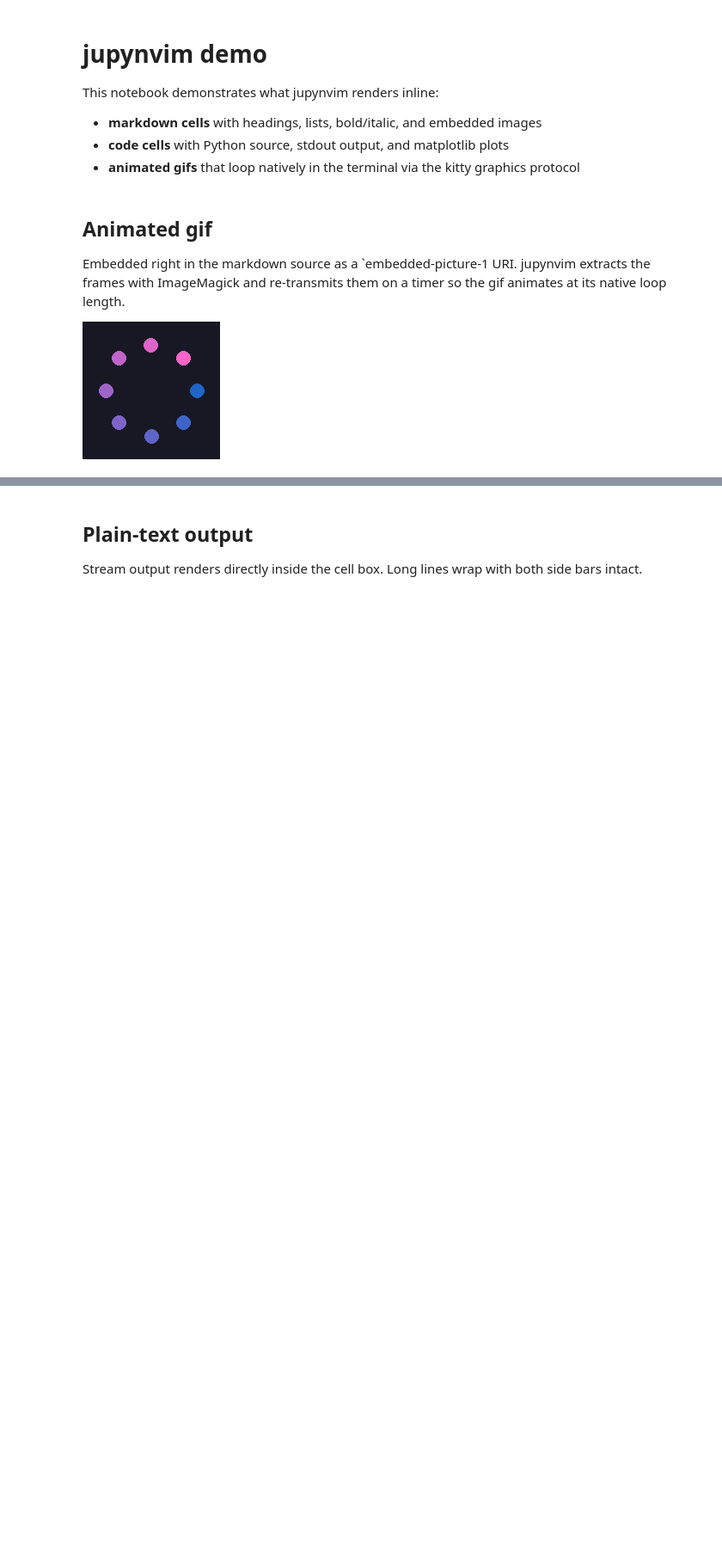
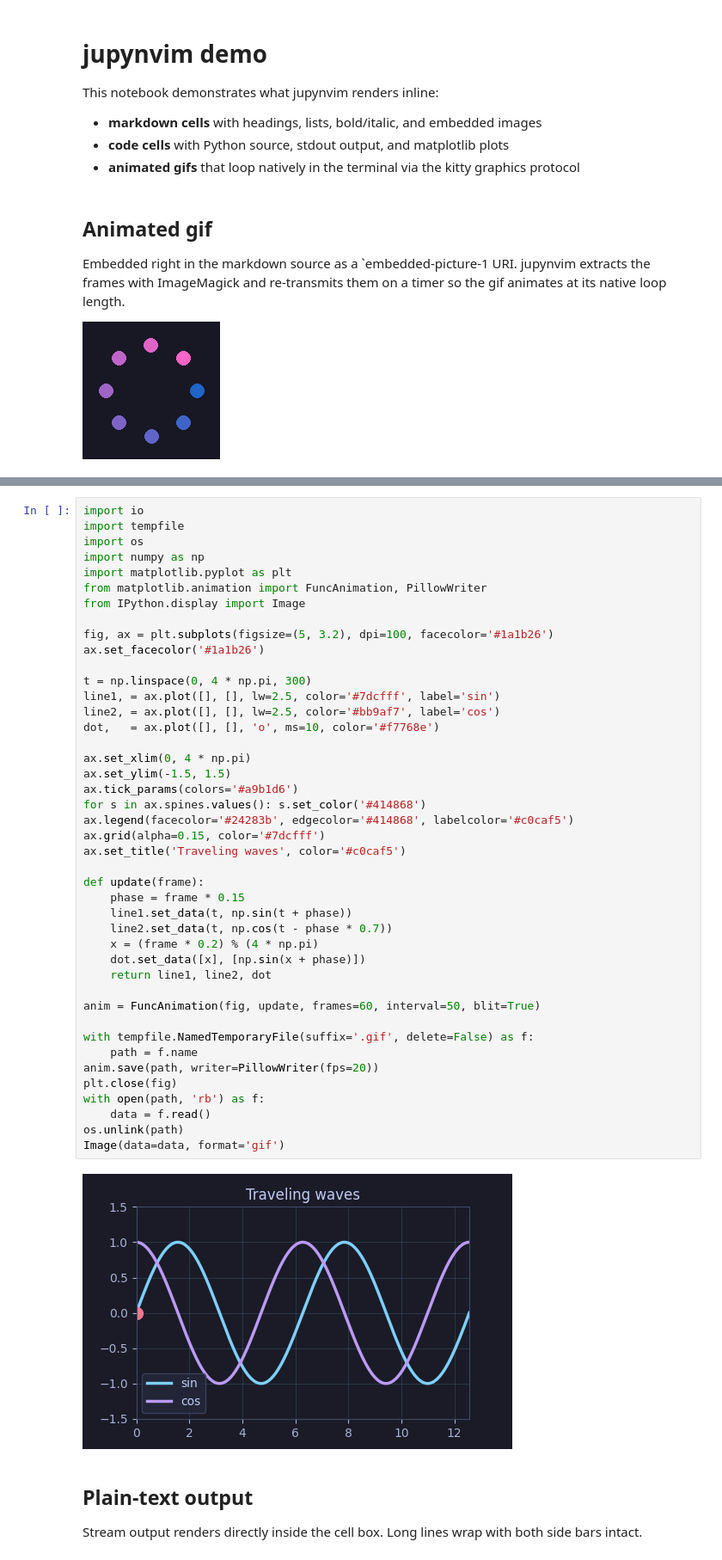
Before and after one commit to m-tky/jupynvim, a Jupyter notebook: examples/demo.ipynb, the cells around one changed output, grey strips where cells are left out. Shown at 86% size. Cells and saved outputs as stored; diff of their text form; blank space fills up the shorter version.

```diff
--- a/examples/demo.ipynb
+++ b/examples/demo.ipynb
@@ -31,3 +66,48 @@ plt.show()
+# %%
+import io
+import tempfile
+import os
+import numpy as np
+import matplotlib.pyplot as plt
+from matplotlib.animation import FuncAnimation, PillowWriter
+from IPython.display import Image
+
+fig, ax = plt.subplots(figsize=(5, 3.2), dpi=100, facecolor='#1a1b26')
+ax.set_facecolor('#1a1b26')
+
+t = np.linspace(0, 4 * np.pi, 300)
+line1, = ax.plot([], [], lw=2.5, color='#7dcfff', label='sin')
+line2, = ax.plot([], [], lw=2.5, color='#bb9af7', label='cos')
+dot,   = ax.plot([], [], 'o', ms=10, color='#f7768e')
+
+ax.set_xlim(0, 4 * np.pi)
+ax.set_ylim(-1.5, 1.5)
+ax.tick_params(colors='#a9b1d6')
+for s in ax.spines.values(): s.set_color('#414868')
+ax.legend(facecolor='#24283b', edgecolor='#414868', labelcolor='#c0caf5')
+ax.grid(alpha=0.15, color='#7dcfff')
+ax.set_title('Traveling waves', color='#c0caf5')
+
+def update(frame):
+    phase = frame * 0.15
+    line1.set_data(t, np.sin(t + phase))
+    line2.set_data(t, np.cos(t - phase * 0.7))
+    x = (frame * 0.2) % (4 * np.pi)
+    dot.set_data([x], [np.sin(x + phase)])
+    return line1, line2, dot
+
+anim = FuncAnimation(fig, update, frames=60, interval=50, blit=True)
+
+with tempfile.NamedTemporaryFile(suffix='.gif', delete=False) as f:
+    path = f.name
+anim.save(path, writer=PillowWriter(fps=20))
+plt.close(fig)
+with open(path, 'rb') as f:
+    data = f.read()
+os.unlink(path)
+Image(data=data, format='gif')
+# %% [output]
+[figure, added]
 # %% [markdown]
 ## Plain-text output
 
```
Also changed, not shown: parts of 5 cells of this notebook, 1 other file.
